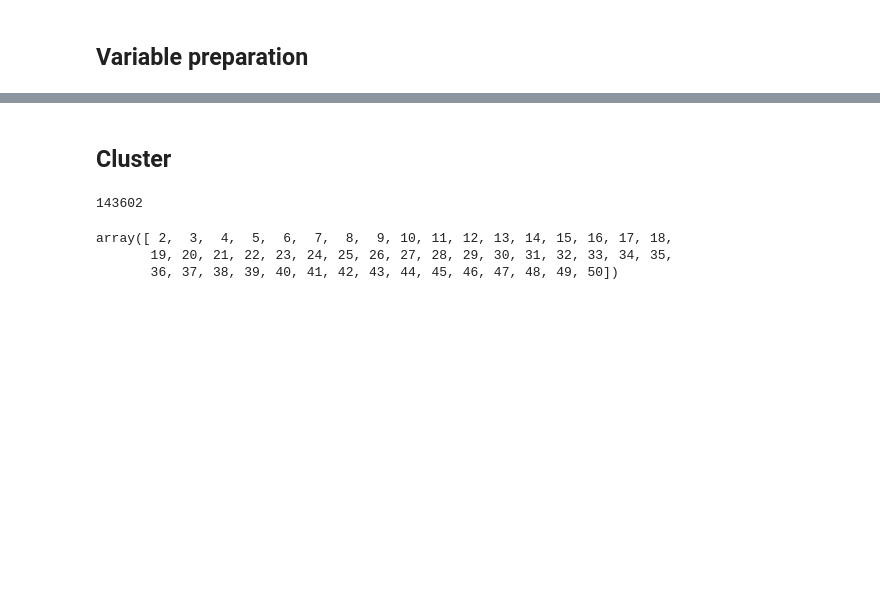
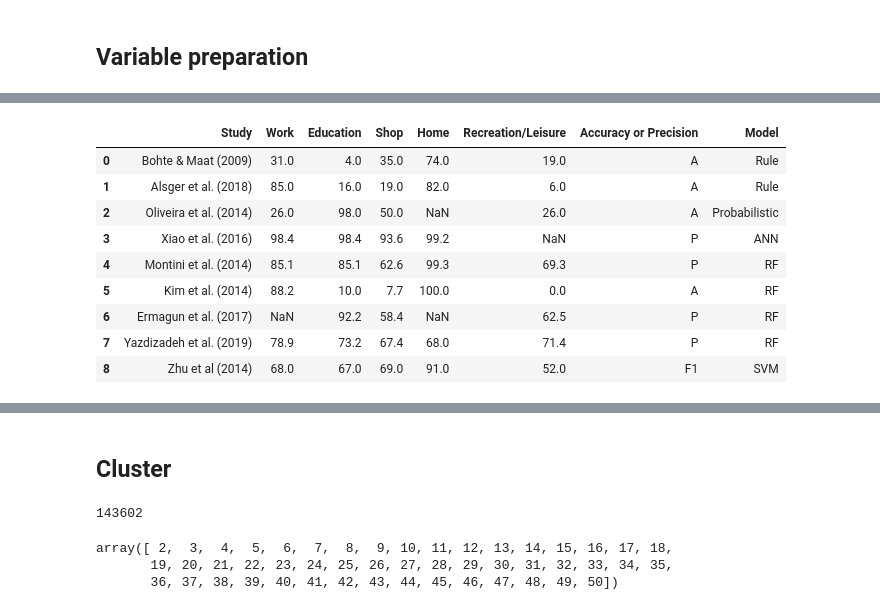
Before and after one commit to Thomasjkeel/msc_dissertation, a Jupyter notebook: analysis/modelling.ipynb, the cells around one changed output, grey strips where cells are left out. Cells and saved outputs as stored; diff of their text form; code cells hidden in the pictures; blank space fills up the shorter version.

```diff
--- a/analysis/modelling.ipynb
+++ b/analysis/modelling.ipynb
@@ -101,0 +221,13 @@ gdf['end_can'] = gdf['end_can'].apply(shapely.wkt.loads)
+# %%
+literature_review_model_comparison
+# %% [output]
+|  | Study | Work | Education | Shop | Home | Recreation/Leisure | Accuracy or Precision | Model |
+| 0 | Bohte & Maat (2009) | 31.0 | 4.0 | 35.0 | 74.0 | 19.0 | A | Rule |
+| 1 | Alsger et al. (2018) | 85.0 | 16.0 | 19.0 | 82.0 | 6.0 | A | Rule |
+| 2 | Oliveira et al. (2014) | 26.0 | 98.0 | 50.0 | NaN | 26.0 | A | Probabilistic |
+| 3 | Xiao et al. (2016) | 98.4 | 98.4 | 93.6 | 99.2 | NaN | P | ANN |
+| 4 | Montini et al. (2014) | 85.1 | 85.1 | 62.6 | 99.3 | 69.3 | P | RF |
+| 5 | Kim et al. (2014) | 88.2 | 10.0 | 7.7 | 100.0 | 0.0 | A | RF |
+| 6 | Ermagun et al. (2017) | NaN | 92.2 | 58.4 | NaN | 62.5 | P | RF |
+| 7 | Yazdizadeh et al. (2019) | 78.9 | 73.2 | 67.4 | 68.0 | 71.4 | P | RF |
+| 8 | Zhu et al (2014) | 68.0 | 67.0 | 69.0 | 91.0 | 52.0 | F1 | SVM |
```
Also changed, not shown: parts of 23 cells of this notebook.
